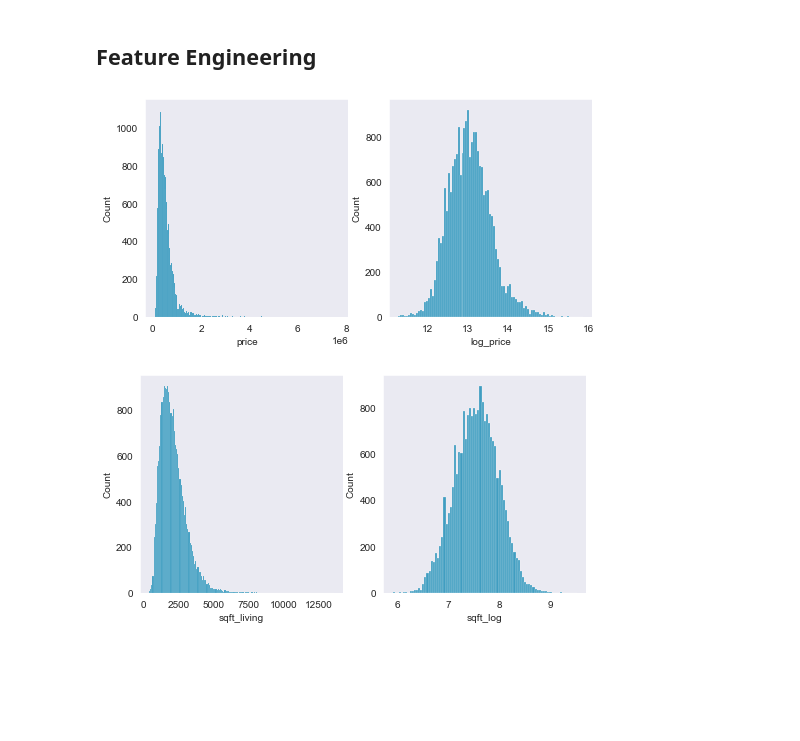
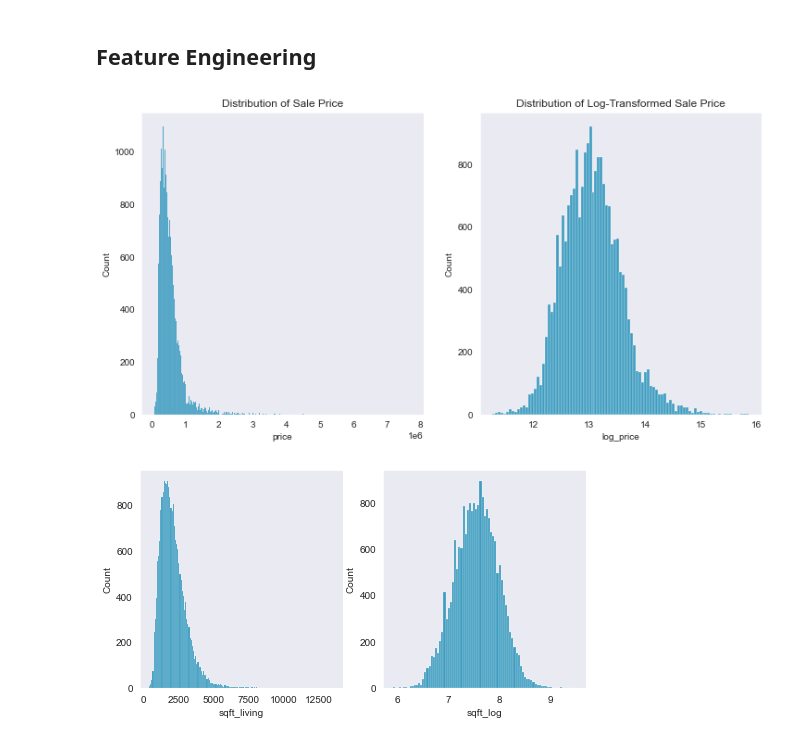
Before and after one commit to larends/dsc-phase-2-project, a Jupyter notebook: Phase 2 Project.ipynb, the cells around one changed output. Saved outputs shown, nothing was run; the diff lists cells and outputs as text; code cells hidden in the pictures; blank space fills up the shorter version.

```diff
--- a/Phase 2 Project.ipynb
+++ b/Phase 2 Project.ipynb
@@ -239,12 +238,14 @@ def get_plot(feature):
 # %%
 #Log transform the target column because price has a very long right tail.
 housing_processed['log_price'] = np.log(housing_processed['price'])
 
-fig, (ax1, ax2) = plt.subplots(ncols=2, figsize=(8,4))
+fig, (ax1, ax2) = plt.subplots(ncols=2, figsize=(12,6))
 sns.histplot(housing_processed['price'], color=NEUTRAL, ax=ax1)
-sns.histplot(housing_processed['log_price'], color=NEUTRAL, ax=ax2);
+sns.histplot(housing_processed['log_price'], color=NEUTRAL, ax=ax2)
+ax1.set_title('Distribution of Sale Price')
+ax2.set_title('Distribution of Log-Transformed Sale Price');
 # %% [output]
-[figure, old version]
+[figure, new version]
 # %%
 #Log transform the sqft_living columns because it has a long right tail
 housing_processed["sqft_log"] = np.log(housing_processed['sqft_living'])
```
Also changed, not shown: parts of 31 cells of this notebook, 21 other files.
